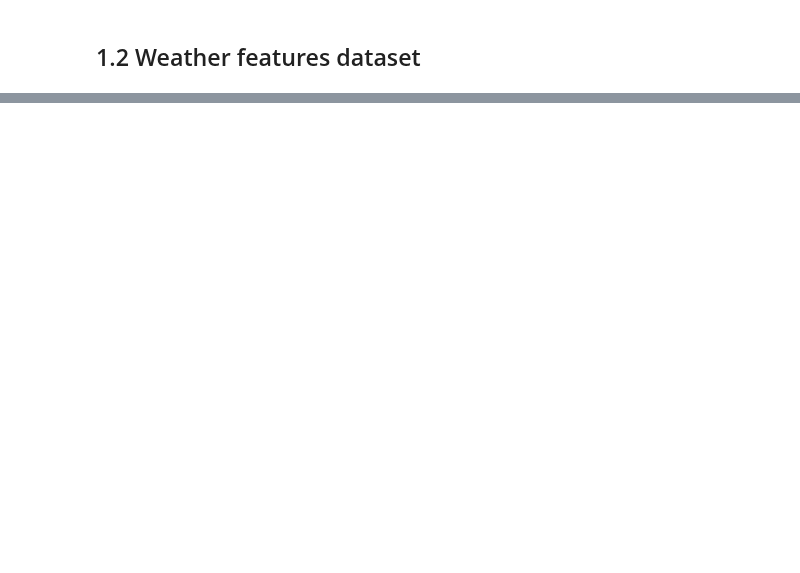
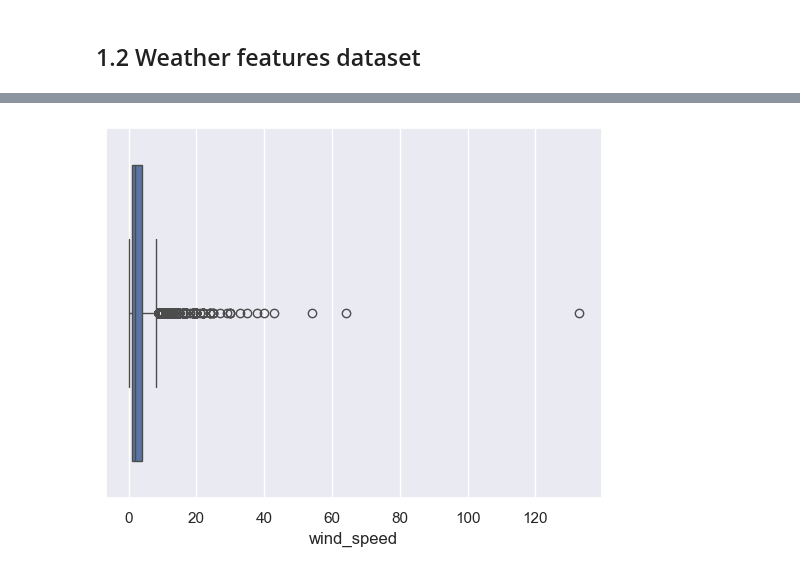
Before and after one commit to maxwebcloud/ep_forecasting, a Jupyter notebook: preprocessing.ipynb, the cells around one changed output, grey strips where cells are left out. Cells and saved outputs as stored; diff of their text form; code cells hidden in the pictures; blank space fills up the shorter version.

```diff
--- a/preprocessing.ipynb
+++ b/preprocessing.ipynb
@@ -98,0 +427,7 @@ df_weather.head()
+# %%
+# Check for outliers in 'wind_speed' column
+
+sns.boxplot(x=df_weather['wind_speed'])
+plt.show()
+# %% [output]
+[figure, added]
```
Also changed, not shown: parts of 43 cells of this notebook.
